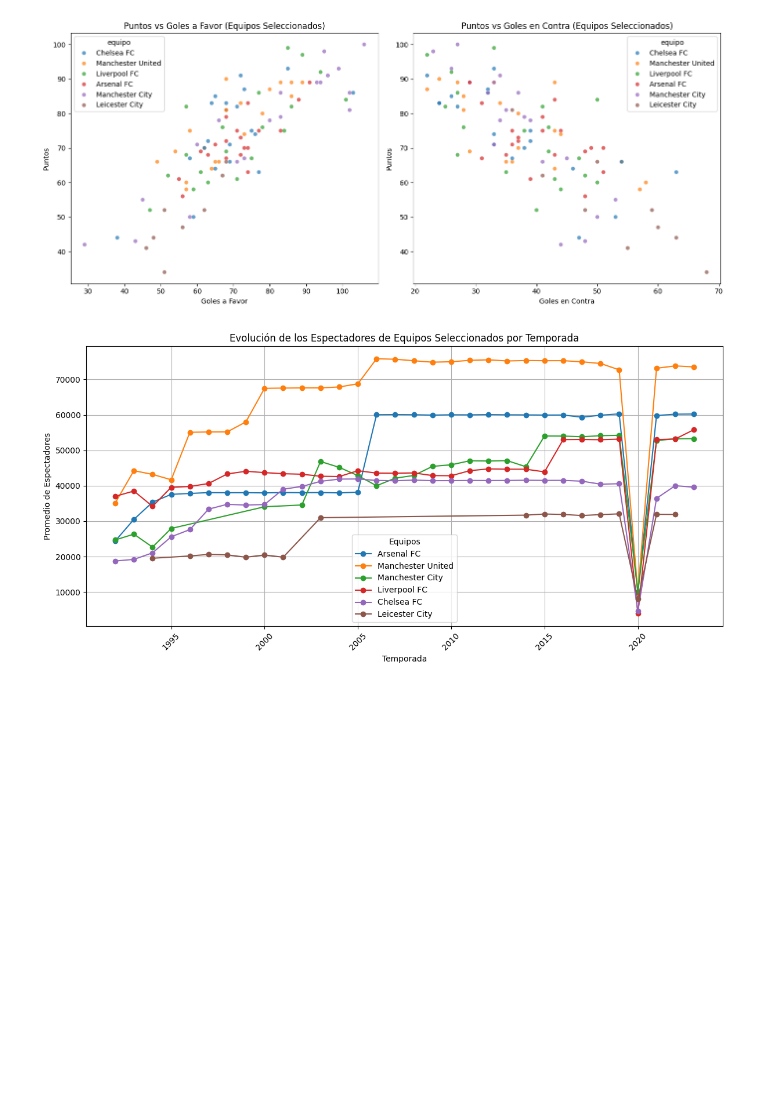
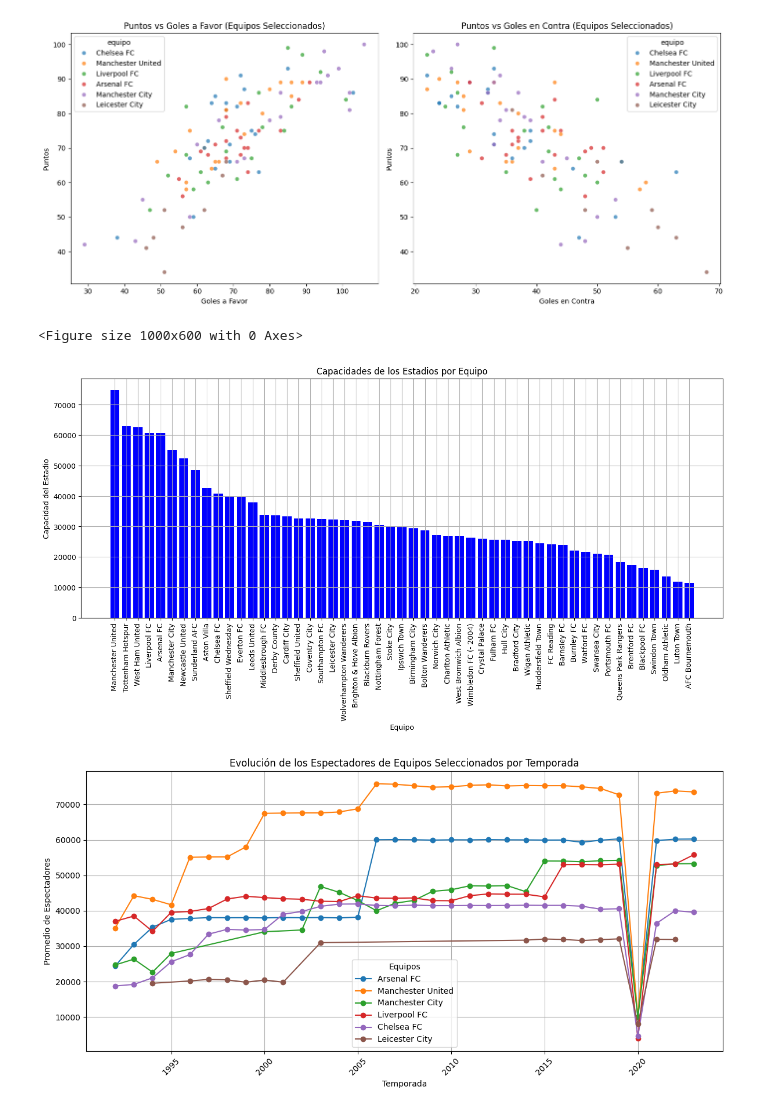
Before and after one commit to SrAlcast/Proyecto5-Premier_in_Data, a Jupyter notebook: notebooks/4.Visualizations/Visualizations.ipynb, the cells around one changed output. Drawn from its saved outputs; the diff is of its cells as text; code cells hidden in the pictures; blank space fills up the shorter version.

```diff
--- a/notebooks/4.Visualizations/Visualizations.ipynb
+++ b/notebooks/4.Visualizations/Visualizations.ipynb
@@ -113,6 +163,23 @@ plt.tight_layout()
 plt.show()
 # %% [output]
 [figure]
+# %%
+# Ordenar los datos por capacidad
+asistencia_df_ordenada = asistencia_df.sort_values(by='Capacidad', ascending=False)
+
+# Crear el gráfico de capacidades de los estadios por equipo
+plt.figure()
+plt.figure(figsize=(16, 6))
+plt.bar(asistencia_df_ordenada['Equipo'], asistencia_df_ordenada['Capacidad'], color='blue')
+plt.xticks(rotation=90)
+plt.title('Capacidades de los Estadios por Equipo')
+plt.xlabel('Equipo')
+plt.ylabel('Capacidad del Estadio')
+plt.grid(True)
+plt.show()
+# %% [output]
+<Figure size 1000x600 with 0 Axes>
+[figure, added]
 # %%
 datos_filtrados = asistencia_df[asistencia_df['Equipo'].isin(Equipos_seleccionados)]
 
```
Also changed, not shown: parts of 14 cells of this notebook, 8 other files.
